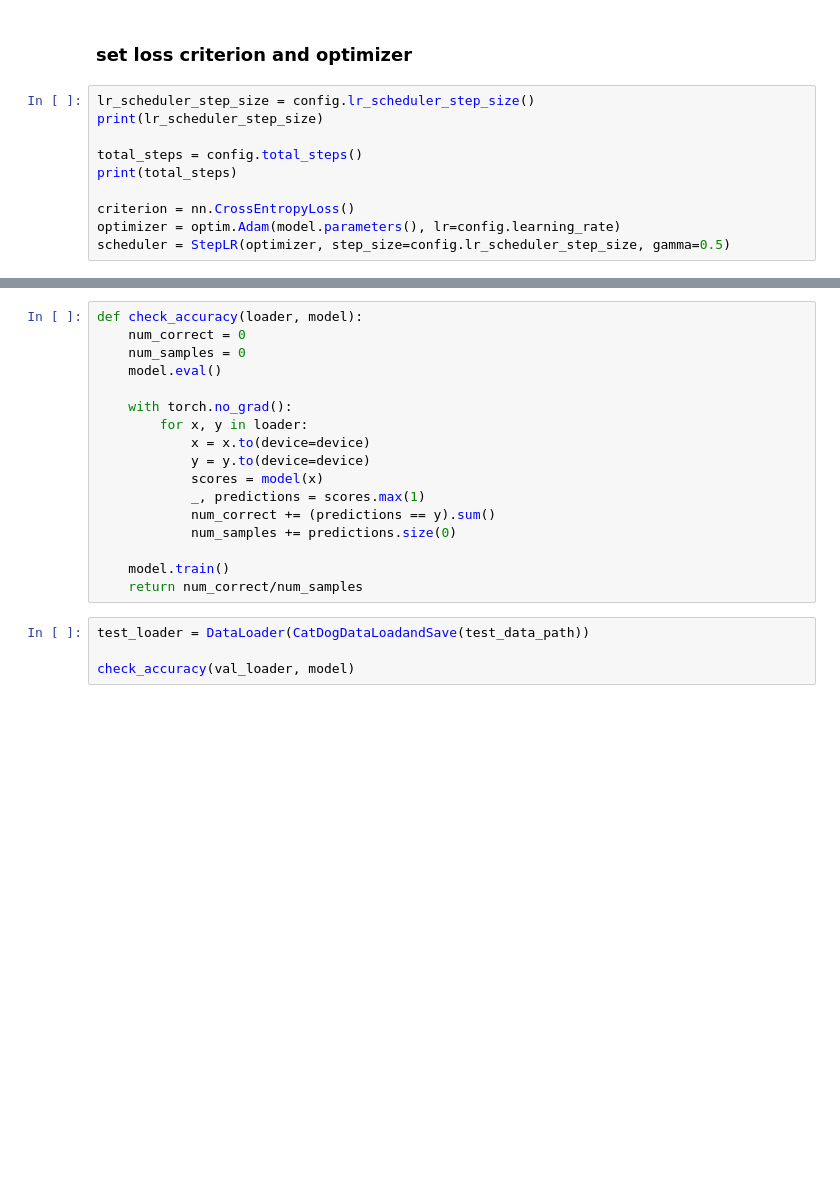
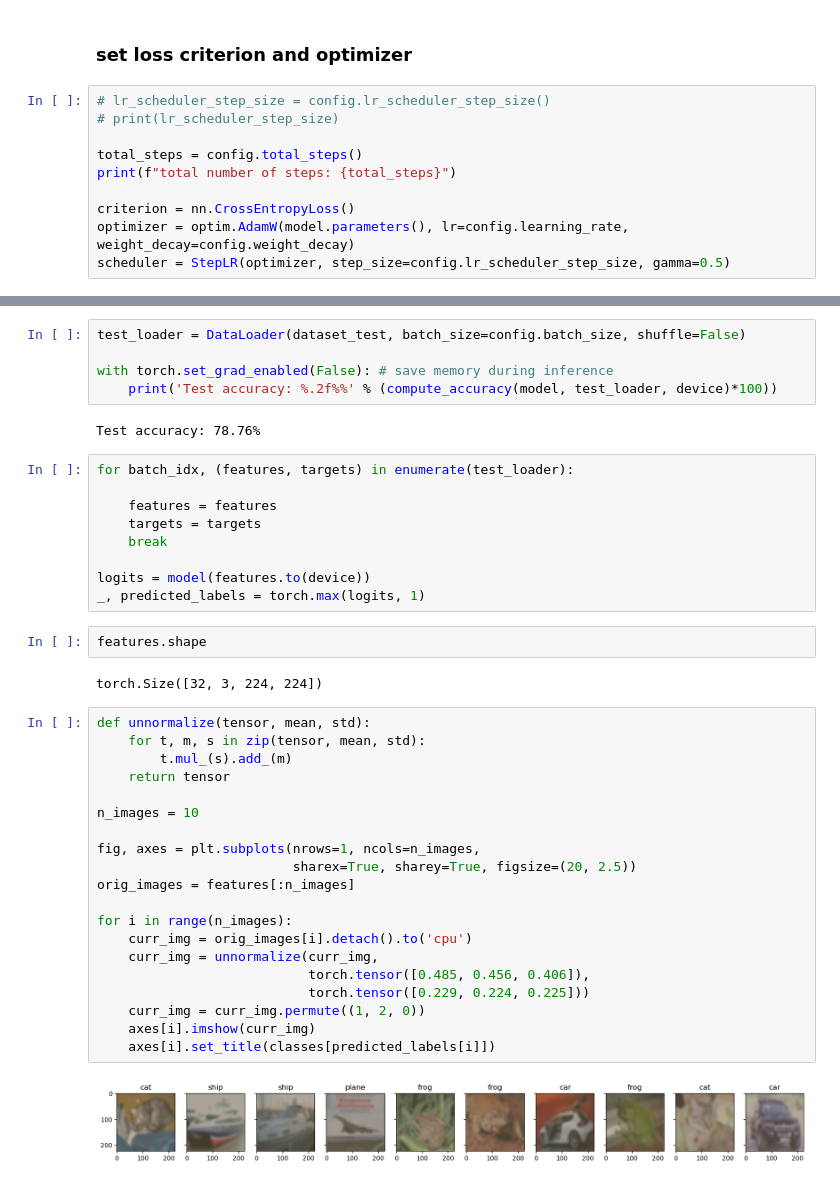
Before and after one commit to gimoonnam/vgg16_practice, a Jupyter notebook: notebooks/train_on_mac.ipynb, the cells around one changed output, grey strips where cells are left out. Drawn from its saved outputs; the diff is of its cells as text; blank space fills up the shorter version.

Commit message:
transfer learning is tried

```diff
--- a/notebooks/train_on_mac.ipynb
+++ b/notebooks/train_on_mac.ipynb
@@ -150,13 +226,13 @@ if device.type == 'cpu':
 # %% [markdown]
 ### set loss criterion and optimizer
 # %%
-lr_scheduler_step_size = config.lr_scheduler_step_size()
-print(lr_scheduler_step_size)
+# lr_scheduler_step_size = config.lr_scheduler_step_size()
+# print(lr_scheduler_step_size)
 
 total_steps = config.total_steps()
-print(total_steps)
+print(f"total number of steps: {total_steps}")
 
 criterion = nn.CrossEntropyLoss()
-optimizer = optim.Adam(model.parameters(), lr=config.learning_rate)
+optimizer = optim.AdamW(model.parameters(), lr=config.learning_rate, weight_decay=config.weight_decay)
 scheduler = StepLR(optimizer, step_size=config.lr_scheduler_step_size, gamma=0.5)
 # %% [output]
@@ -178,21 +383,42 @@ KeyboardInterrupt:
-# %%
-def check_accuracy(loader, model):
-    num_correct = 0
-    num_samples = 0
-    model.eval()
-
-    with torch.no_grad():
-        for x, y in loader:
-            x = x.to(device=device)
-            y = y.to(device=device)
-            scores = model(x)
-            _, predictions = scores.max(1)
-            num_correct += (predictions == y).sum()
-            num_samples += predictions.size(0)
-
-    model.train()
-    return num_correct/num_samples
 # %%
-test_loader = DataLoader(CatDogDataLoadandSave(test_data_path))
+test_loader = DataLoader(dataset_test, batch_size=config.batch_size, shuffle=False)
 
-check_accuracy(val_loader, model)
+with torch.set_grad_enabled(False): # save memory during inference
+    print('Test accuracy: %.2f%%' % (compute_accuracy(model, test_loader, device)*100))
+# %% [output]
+Test accuracy: 78.76%
+# %%
+for batch_idx, (features, targets) in enumerate(test_loader):
+
+    features = features
+    targets = targets
+    break
+
+logits = model(features.to(device))
+_, predicted_labels = torch.max(logits, 1)
+# %%
+features.shape
+# %% [output]
+torch.Size([32, 3, 224, 224])
+# %%
+def unnormalize(tensor, mean, std):
+    for t, m, s in zip(tensor, mean, std):
+        t.mul_(s).add_(m)
+    return tensor
+
+n_images = 10
+
+fig, axes = plt.subplots(nrows=1, ncols=n_images,
+                         sharex=True, sharey=True, figsize=(20, 2.5))
+orig_images = features[:n_images]
+
+for i in range(n_images):
+    curr_img = orig_images[i].detach().to('cpu')
+    curr_img = unnormalize(curr_img,
+                           torch.tensor([0.485, 0.456, 0.406]),
+                           torch.tensor([0.229, 0.224, 0.225]))
+    curr_img = curr_img.permute((1, 2, 0))
+    axes[i].imshow(curr_img)
+    axes[i].set_title(classes[predicted_labels[i]])
+# %% [output]
+[figure, added]
```
Also changed, not shown: parts of 15 cells of this notebook.
